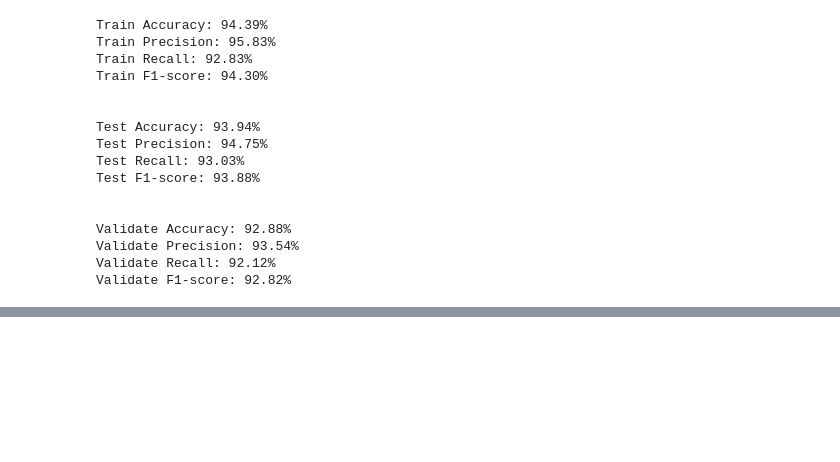
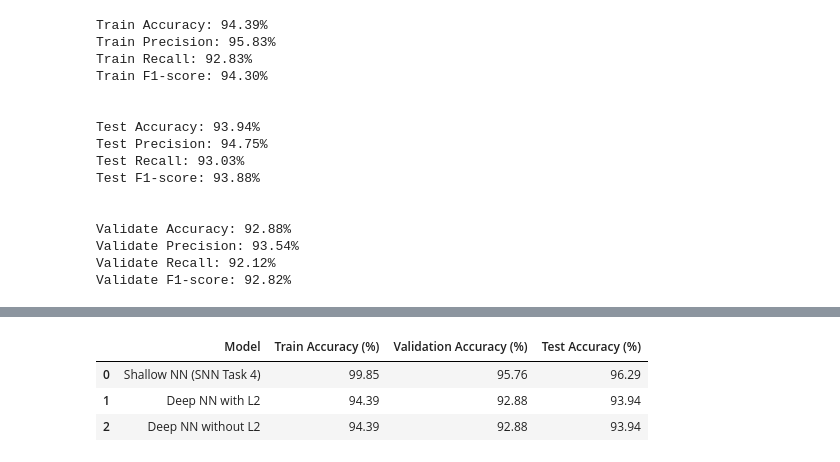
Before and after one commit to aakanksha1500/CT5133_DL_colab, a Jupyter notebook: DL_Assignment1_latest.ipynb, the cells around one changed output, grey strips where cells are left out. Saved outputs shown, nothing was run; the diff lists cells and outputs as text; code cells hidden in the pictures; blank space fills up the shorter version.

```diff
--- a/DL_Assignment1_latest.ipynb
+++ b/DL_Assignment1_latest.ipynb
@@ -1275,0 +1375,31 @@ NameError: name 'params_deep' is not defined
+# %%
+import pandas as pd
+
+shallow_train_acc = round(SNN_train_accuracy*100, 2)
+shallow_val_acc   = round(SNN_val_accuracy*100, 2)
+shallow_test_acc  = round(SNN_test_accuracy*100, 2)
+
+deep_l2_train_acc = round(DNN_train_accuracy*100, 2)
+deep_l2_val_acc   = round(DNN_val_accuracy*100, 2)
+deep_l2_test_acc  = round(DNN_test_accuracy*100, 2)
+
+
+deep_no_l2_train_acc = round(DNN_train_accuracy*100, 2)
+deep_no_l2_val_acc   = round(DNN_val_accuracy*100, 2)
+deep_no_l2_test_acc  = round(DNN_test_accuracy*100, 2)
+
+
+accuracy_table = pd.DataFrame({
+    "Model": ["Shallow NN (SNN Task 4)", "Deep NN with L2", "Deep NN without L2"],
+    "Train Accuracy (%)": [shallow_train_acc, deep_l2_train_acc, deep_no_l2_train_acc],
+    "Validation Accuracy (%)": [shallow_val_acc, deep_l2_val_acc, deep_no_l2_val_acc],
+    "Test Accuracy (%)": [shallow_test_acc, deep_l2_test_acc, deep_no_l2_test_acc]
+})
+
+
+accuracy_table
+# %% [output]
+|  | Model | Train Accuracy (%) | Validation Accuracy (%) | Test Accuracy (%) |
+| 0 | Shallow NN (SNN Task 4) | 99.85 | 95.76 | 96.29 |
+| 1 | Deep NN with L2 | 94.39 | 92.88 | 93.94 |
+| 2 | Deep NN without L2 | 94.39 | 92.88 | 93.94 |
```
Also changed, not shown: parts of 7 cells of this notebook.
